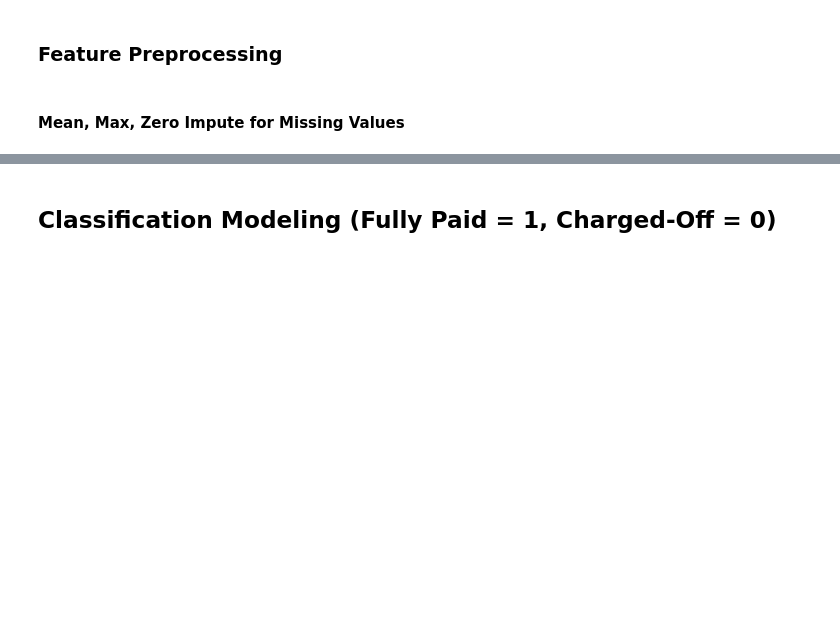
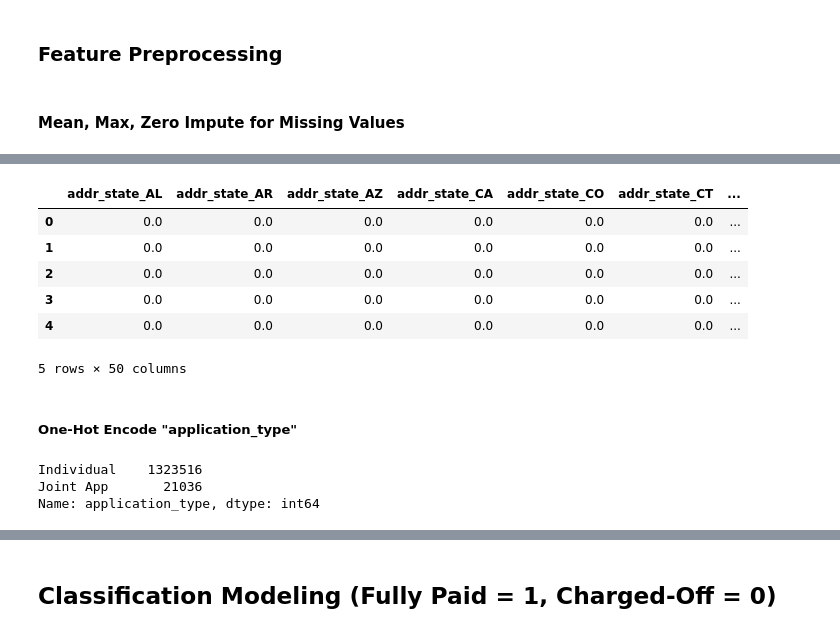
Before and after one commit to as6140/peervest, a Jupyter notebook: lc_eda.ipynb, the cells around one changed output, grey strips where cells are left out. Saved outputs shown, nothing was run; the diff lists cells and outputs as text; code cells hidden in the pictures; blank space fills up the shorter version.

```diff
--- a/lc_eda.ipynb
+++ b/lc_eda.ipynb
@@ -330,0 +510,22 @@ for col in lc_df:
+# %%
+encoder = OneHotEncoder(drop='first',categories='auto').fit(lc_df[['addr_state']])
+ohe_addr_state = pd.DataFrame(encoder.transform(lc_df[['addr_state']]).toarray(),
+                   columns=encoder.get_feature_names(["addr_state"]))
+
+ohe_addr_state.head()
+# %% [output]
+|  | addr_state_AL | addr_state_AR | addr_state_AZ | addr_state_CA | addr_state_CO | addr_state_CT | ... |
+| 0 | 0.0 | 0.0 | 0.0 | 0.0 | 0.0 | 0.0 | ... |
+| 1 | 0.0 | 0.0 | 0.0 | 0.0 | 0.0 | 0.0 | ... |
+| 2 | 0.0 | 0.0 | 0.0 | 0.0 | 0.0 | 0.0 | ... |
+| 3 | 0.0 | 0.0 | 0.0 | 0.0 | 0.0 | 0.0 | ... |
+| 4 | 0.0 | 0.0 | 0.0 | 0.0 | 0.0 | 0.0 | ... |
+5 rows × 50 columns
+# %% [markdown]
+##### One-Hot Encode "application_type"
+# %%
+lc_df['application_type'].value_counts()
+# %% [output]
+Individual    1323516
+Joint App       21036
+Name: application_type, dtype: int64
```
Also changed, not shown: parts of 40 cells of this notebook.
